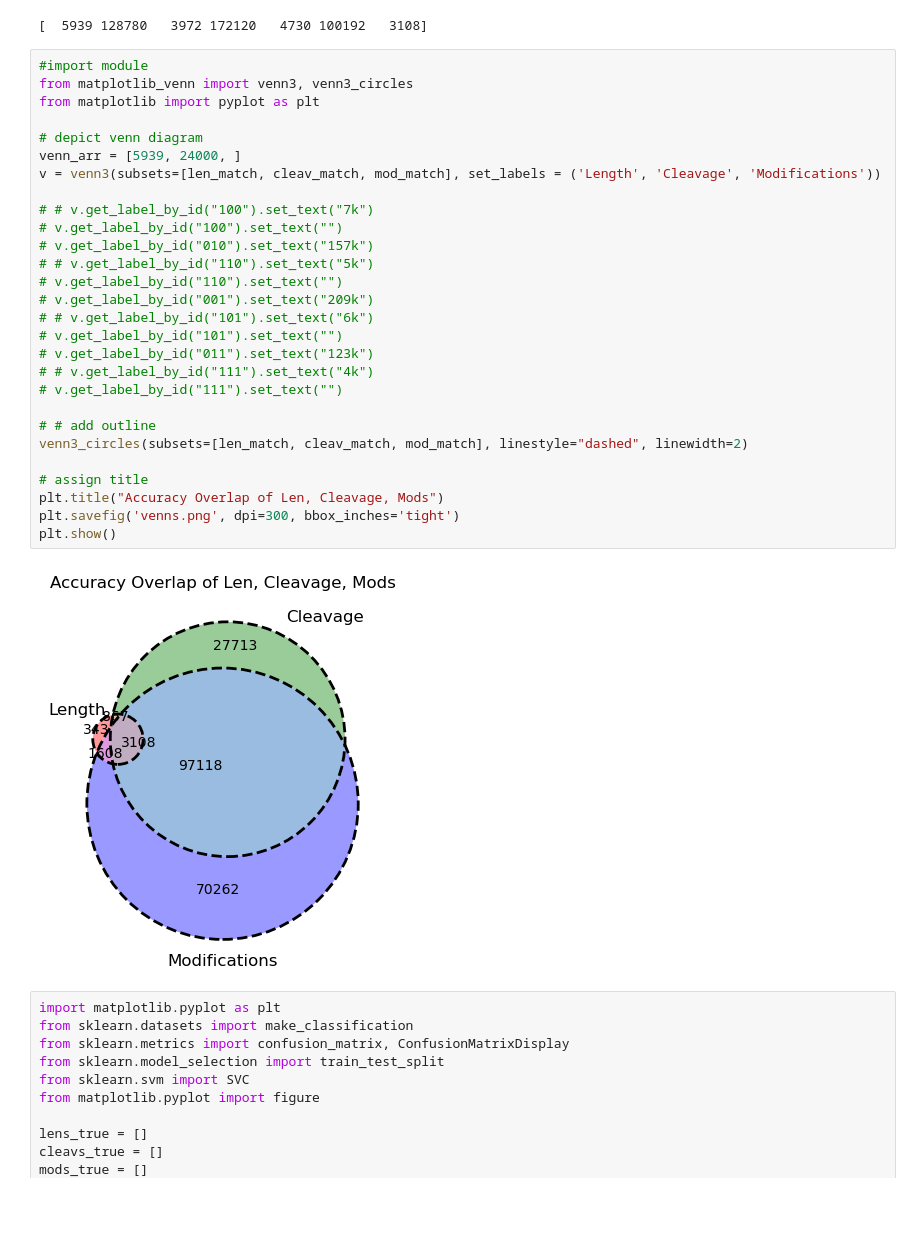
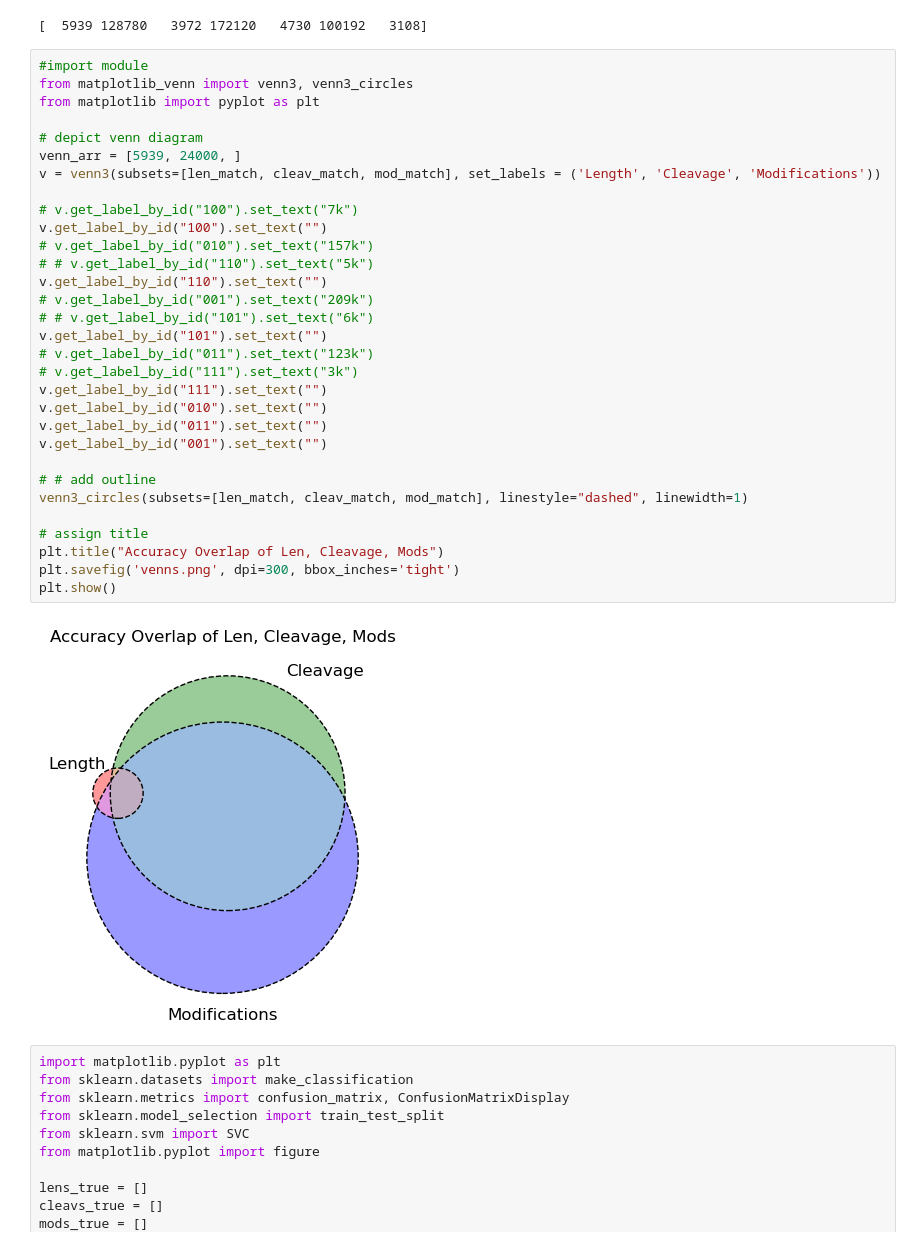
Before and after one commit to Usman095/DeepAtles, a Jupyter notebook: notebooks/test-deep-atles.ipynb, the cells around one changed output. Drawn from its saved outputs; the diff is of its cells as text; blank space fills up the shorter version.

```diff
--- a/notebooks/test-deep-atles.ipynb
+++ b/notebooks/test-deep-atles.ipynb
@@ -400,33 +400,36 @@ for idx, (l, c, m, pep_prop) in enumerate(zip(lens, cleavs, mods, pep_props)):
 # %%
 #import module
 from matplotlib_venn import venn3, venn3_circles
 from matplotlib import pyplot as plt
 
 # depict venn diagram
 venn_arr = [5939, 24000, ]
 v = venn3(subsets=[len_match, cleav_match, mod_match], set_labels = ('Length', 'Cleavage', 'Modifications'))
 
-# # v.get_label_by_id("100").set_text("7k")
-# v.get_label_by_id("100").set_text("")
+# v.get_label_by_id("100").set_text("7k")
+v.get_label_by_id("100").set_text("")
 # v.get_label_by_id("010").set_text("157k")
 # # v.get_label_by_id("110").set_text("5k")
-# v.get_label_by_id("110").set_text("")
+v.get_label_by_id("110").set_text("")
 # v.get_label_by_id("001").set_text("209k")
 # # v.get_label_by_id("101").set_text("6k")
-# v.get_label_by_id("101").set_text("")
+v.get_label_by_id("101").set_text("")
 # v.get_label_by_id("011").set_text("123k")
-# # v.get_label_by_id("111").set_text("4k")
-# v.get_label_by_id("111").set_text("")
+# v.get_label_by_id("111").set_text("3k")
+v.get_label_by_id("111").set_text("")
+v.get_label_by_id("010").set_text("")
+v.get_label_by_id("011").set_text("")
+v.get_label_by_id("001").set_text("")
 
 # # add outline
-venn3_circles(subsets=[len_match, cleav_match, mod_match], linestyle="dashed", linewidth=2)
+venn3_circles(subsets=[len_match, cleav_match, mod_match], linestyle="dashed", linewidth=1)
 
 # assign title
 plt.title("Accuracy Overlap of Len, Cleavage, Mods")
 plt.savefig('venns.png', dpi=300, bbox_inches='tight')
 plt.show()
 # %% [output]
-[figure, old version]
+[figure, new version]
 # %%
 import matplotlib.pyplot as plt
 from sklearn.datasets import make_classification
```
Also changed, not shown: 3 other files.
